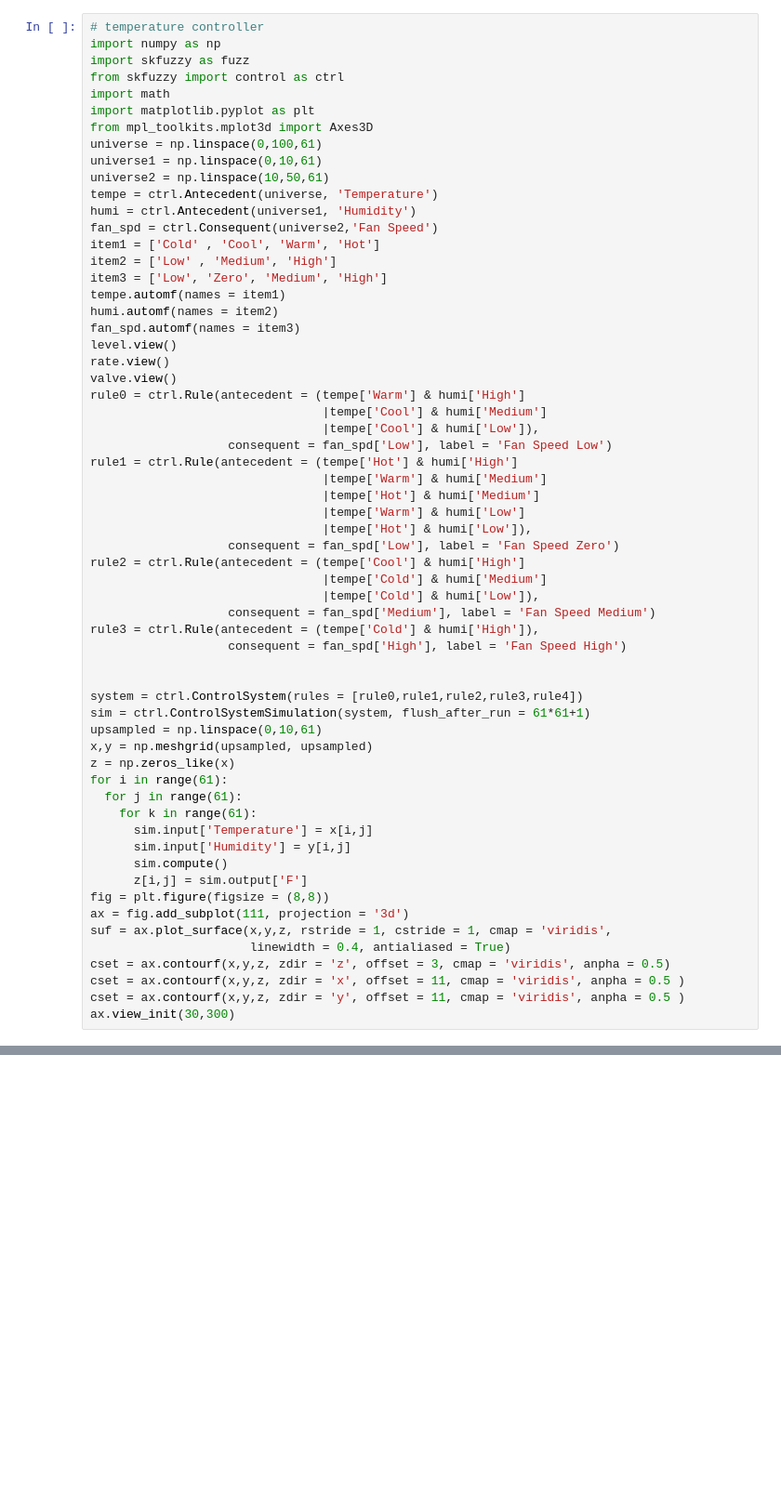
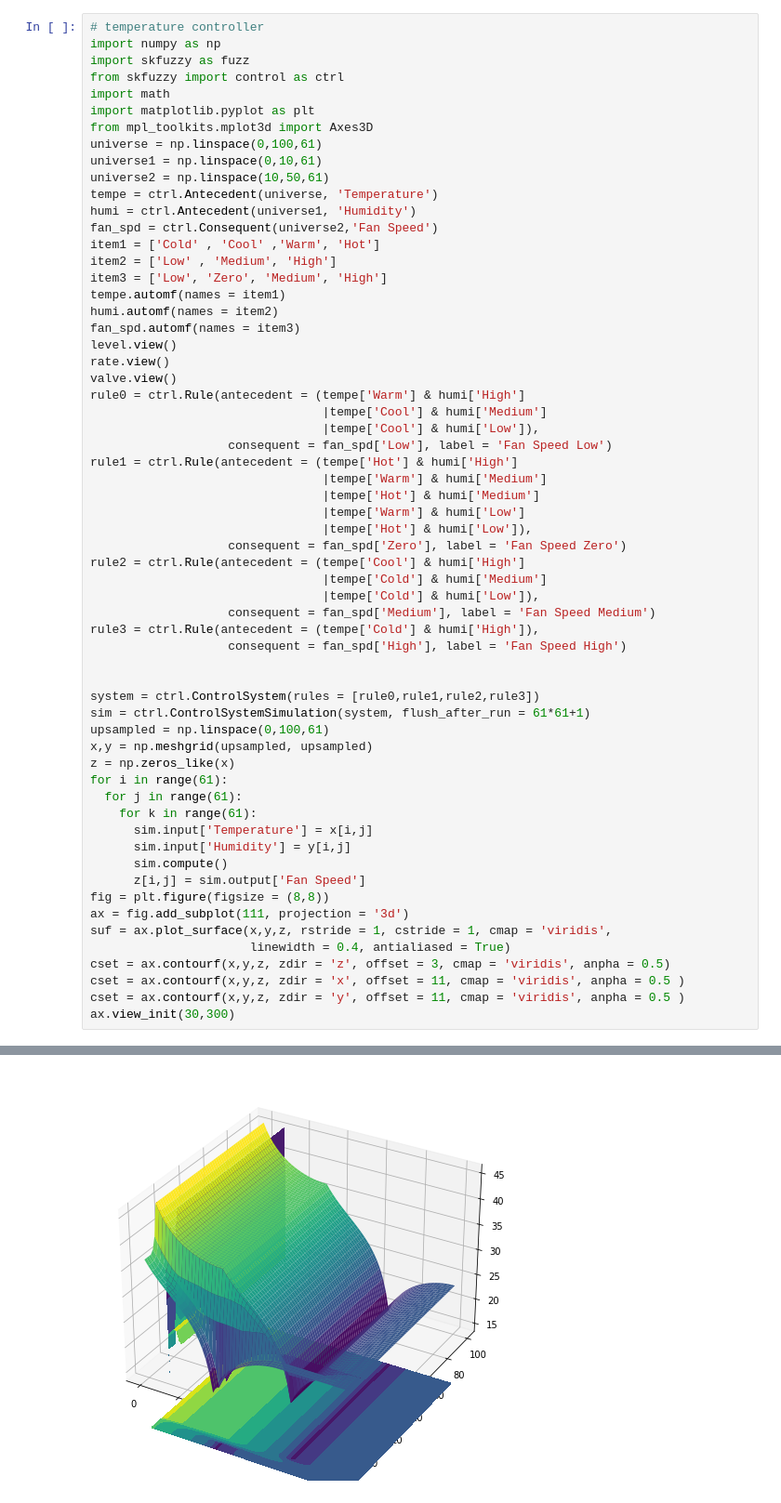
Before and after one commit to utopickaiser/AI-Homework, a Jupyter notebook: AI_Homework_W4_Fuzzy_Controller.ipynb, the cells around one changed output, grey strips where cells are left out. Shown at 93% size. Drawn from its saved outputs; the diff is of its cells as text; blank space fills up the shorter version.

```diff
--- a/AI_Homework_W4_Fuzzy_Controller.ipynb
+++ b/AI_Homework_W4_Fuzzy_Controller.ipynb
@@ -159,7 +145,7 @@ universe2 = np.linspace(10,50,61)
 tempe = ctrl.Antecedent(universe, 'Temperature')
 humi = ctrl.Antecedent(universe1, 'Humidity')
 fan_spd = ctrl.Consequent(universe2,'Fan Speed')
-item1 = ['Cold' , 'Cool', 'Warm', 'Hot']
+item1 = ['Cold' , 'Cool' ,'Warm', 'Hot']
 item2 = ['Low' , 'Medium', 'High']
 item3 = ['Low', 'Zero', 'Medium', 'High']
 tempe.automf(names = item1)
@@ -177,7 +163,7 @@ rule1 = ctrl.Rule(antecedent = (tempe['Hot'] & humi['High']
                                 |tempe['Hot'] & humi['Medium']
                                 |tempe['Warm'] & humi['Low']
                                 |tempe['Hot'] & humi['Low']),
-                   consequent = fan_spd['Low'], label = 'Fan Speed Zero')
+                   consequent = fan_spd['Zero'], label = 'Fan Speed Zero')
 rule2 = ctrl.Rule(antecedent = (tempe['Cool'] & humi['High']
                                 |tempe['Cold'] & humi['Medium']
                                 |tempe['Cold'] & humi['Low']),
@@ -186,9 +172,9 @@ rule3 = ctrl.Rule(antecedent = (tempe['Cold'] & humi['High']),
                    consequent = fan_spd['High'], label = 'Fan Speed High')
 
 
-system = ctrl.ControlSystem(rules = [rule0,rule1,rule2,rule3,rule4])
+system = ctrl.ControlSystem(rules = [rule0,rule1,rule2,rule3])
 sim = ctrl.ControlSystemSimulation(system, flush_after_run = 61*61+1)
-upsampled = np.linspace(0,10,61)
+upsampled = np.linspace(0,100,61)
 x,y = np.meshgrid(upsampled, upsampled)
 z = np.zeros_like(x)
 for i in range(61):
@@ -197,7 +183,7 @@ for i in range(61):
       sim.input['Temperature'] = x[i,j]
       sim.input['Humidity'] = y[i,j]
       sim.compute()
-      z[i,j] = sim.output['F']
+      z[i,j] = sim.output['Fan Speed']
 fig = plt.figure(figsize = (8,8))
 ax = fig.add_subplot(111, projection = '3d')
 suf = ax.plot_surface(x,y,z, rstride = 1, cstride = 1, cmap = 'viridis',
@@ -211,3 +196,4 @@ RuntimeError: ignored
 [figure]
 [figure]
 [figure]
+[figure, added]
```
Also changed, not shown: parts of 4 cells of this notebook.
